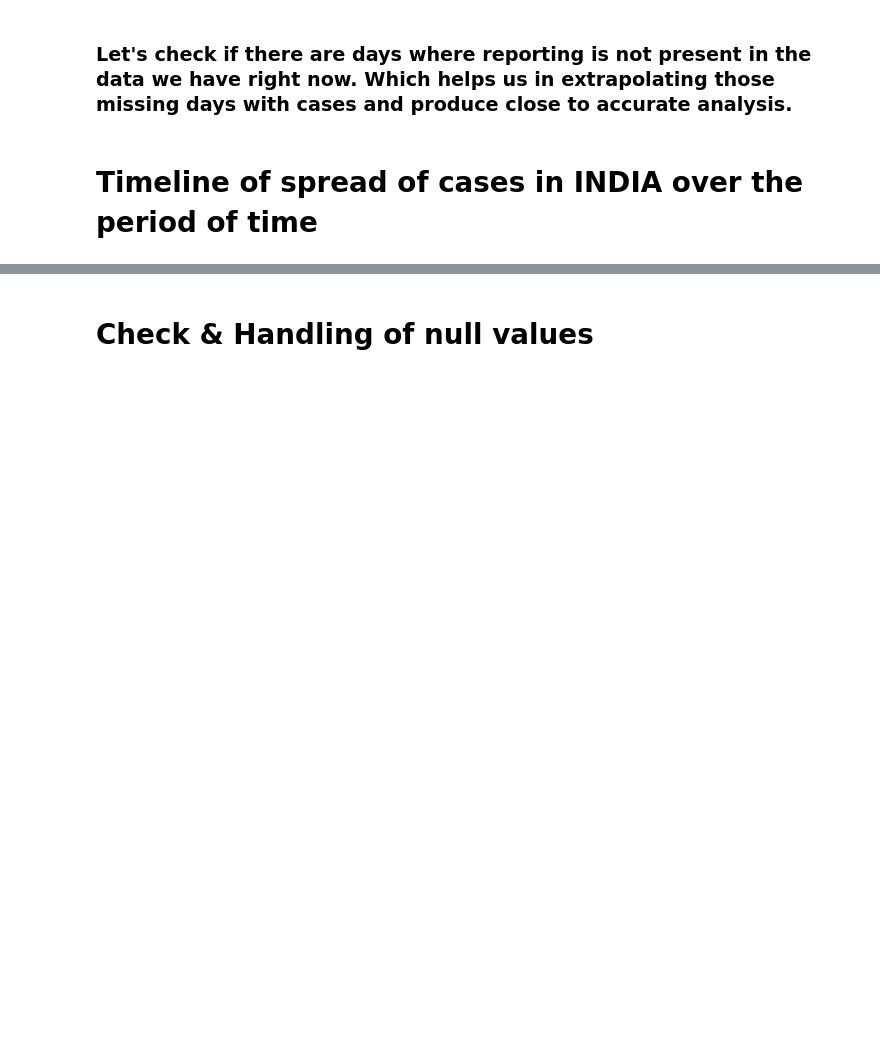
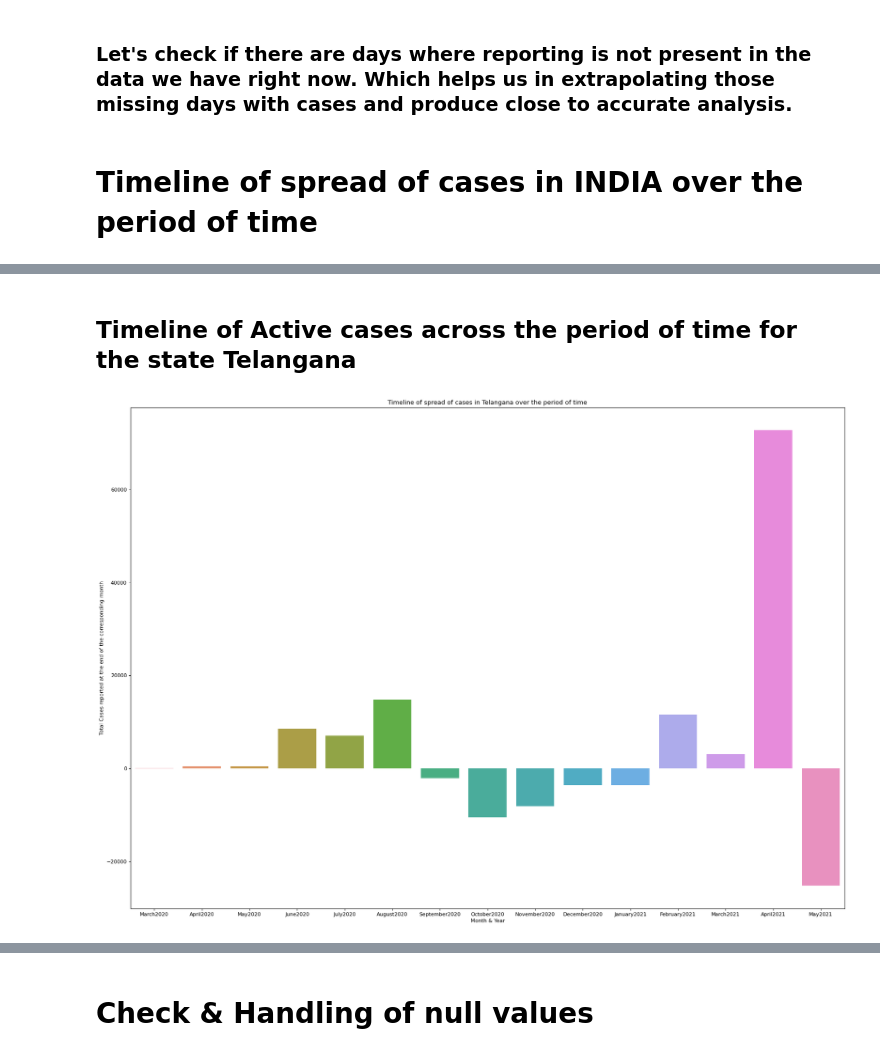
Before and after one commit to PersistingSoulV/COVID19-INDIA-Exploratory-Analysis, a Jupyter notebook: CVOID19_Exploratory_Analysis_on_INDIA.ipynb, the cells around one changed output, grey strips where cells are left out. Saved outputs shown, nothing was run; the diff lists cells and outputs as text; code cells hidden in the pictures; blank space fills up the shorter version.

```diff
--- a/CVOID19_Exploratory_Analysis_on_INDIA.ipynb
+++ b/CVOID19_Exploratory_Analysis_on_INDIA.ipynb
@@ -169,0 +190,15 @@ plt.show()
+# %% [markdown]
+## Timeline of Active cases across the period of time for the state Telangana
+# %%
+df_telangana = df2.copy()
+df_telangana['State'] = df2[df2['State/UnionTerritory'] == 'Telangana']['State/UnionTerritory']
+df_telangana['Month_Year'] = df2[df2['State/UnionTerritory'] == 'Telangana']['Month_Year']
+df_telangana['Cases_PerMonth'] = df2[df2['State/UnionTerritory'] == 'Telangana']['Cases_PerMonth']
+figure(num=None, figsize=(25,18), dpi=80, facecolor='w', edgecolor='r')
+sns.barplot(x="Month_Year", y = "Cases_PerMonth" , data = df_telangana)
+plt.title('Timeline of spread of cases in Telangana over the period of time')
+plt.xlabel('Month & Year')
+plt.ylabel('Total Cases reported at the end of the corresponding month')
+plt.show()
+# %% [output]
+[figure, added]
```
Also changed, not shown: parts of 12 cells of this notebook.
